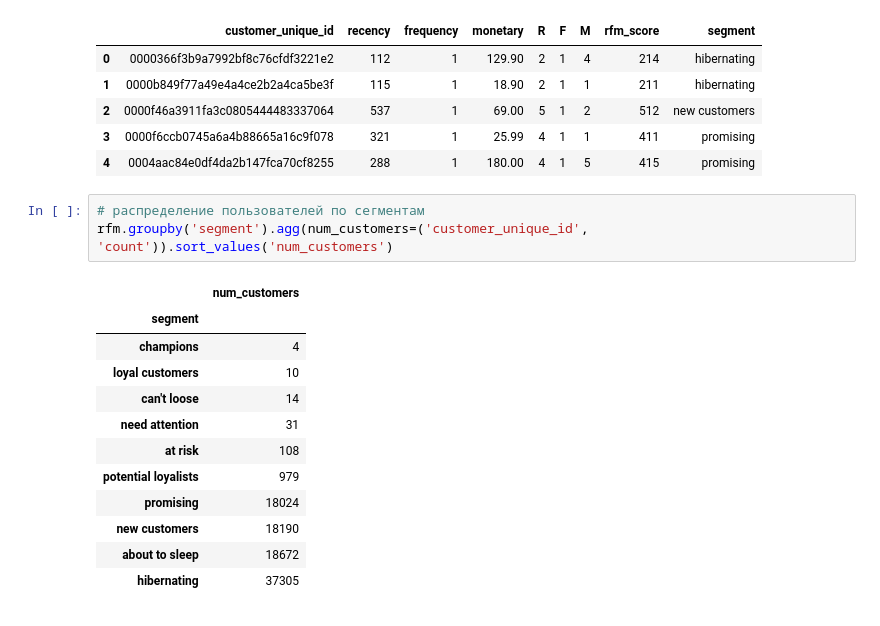
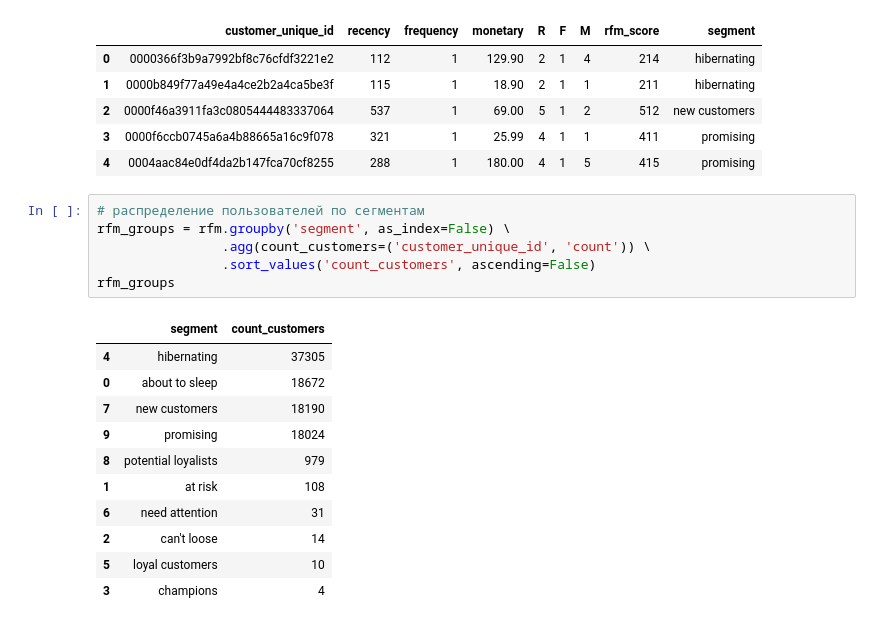
Before and after one commit to mitvadim/DA_e-commerce, a Jupyter notebook: DA_e-commerce.ipynb, the cells around one changed output. Drawn from its saved outputs; the diff is of its cells as text.

```diff
--- a/DA_e-commerce.ipynb
+++ b/DA_e-commerce.ipynb
@@ -877,17 +879,19 @@ rfm.head()
 | 4 | 0004aac84e0df4da2b147fca70cf8255 | 288 | 1 | 180.00 | 4 | 1 | 5 | 415 | promising |
 # %%
 # распределение пользователей по сегментам
-rfm.groupby('segment').agg(num_customers=('customer_unique_id', 'count')).sort_values('num_customers')
+rfm_groups = rfm.groupby('segment', as_index=False) \
+                .agg(count_customers=('customer_unique_id', 'count')) \
+                .sort_values('count_customers', ascending=False)
+rfm_groups
 # %% [output]
-|  | num_customers |
-| segment |  |
-| champions | 4 |
-| loyal customers | 10 |
-| can't loose | 14 |
-| need attention | 31 |
-| at risk | 108 |
-| potential loyalists | 979 |
-| promising | 18024 |
-| new customers | 18190 |
-| about to sleep | 18672 |
-| hibernating | 37305 |
+|  | segment | count_customers |
+| 4 | hibernating | 37305 |
+| 0 | about to sleep | 18672 |
+| 7 | new customers | 18190 |
+| 9 | promising | 18024 |
+| 8 | potential loyalists | 979 |
+| 1 | at risk | 108 |
+| 6 | need attention | 31 |
+| 2 | can't loose | 14 |
+| 5 | loyal customers | 10 |
+| 3 | champions | 4 |
```
Also changed, not shown: parts of 5 cells of this notebook.
